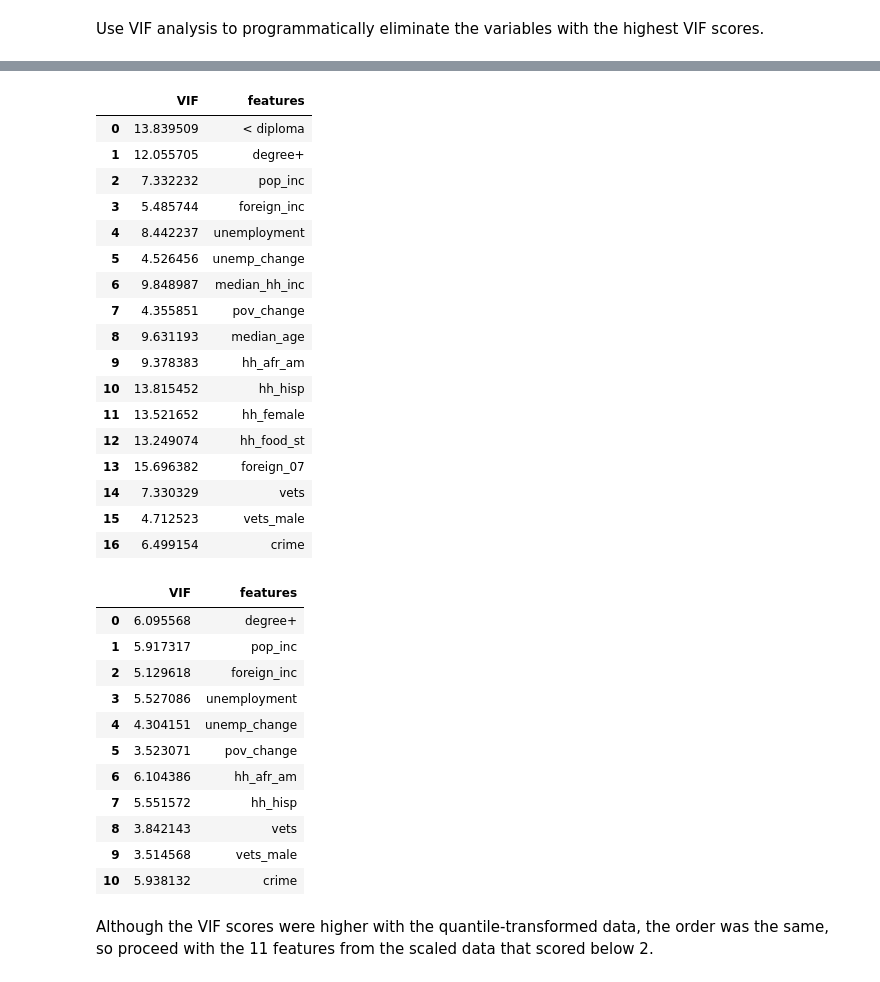
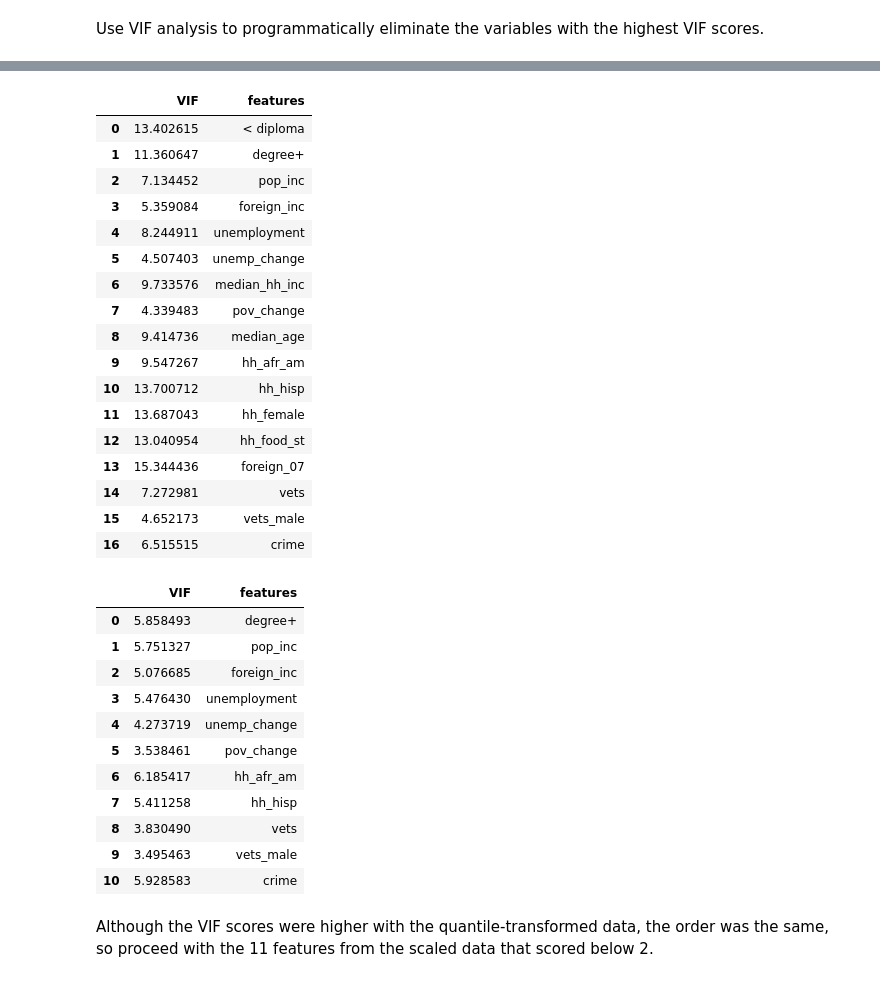
Before and after one commit to vincegiorno/drug_deaths, a Jupyter notebook: drug_deaths.ipynb, the cells around one changed output, grey strips where cells are left out. Drawn from its saved outputs; the diff is of its cells as text; code cells hidden in the pictures.

```diff
--- a/drug_deaths.ipynb
+++ b/drug_deaths.ipynb
@@ -357,29 +576,29 @@ vif
 # %%
 vif2 = pd.DataFrame()
-remove = ['urban_inf', 'numeric']
+remove = ['urban_inf', 'numeric', 'high_death_rate']
 features2 = q_train.drop(remove, axis=1)
 vif2["VIF"] = [variance_inflation_factor(features2.values, i) for i in range(features2.shape[1])]
 vif2["features"] = features2.columns
 vif2
 # %% [output]
 |  | VIF | features |
-| 0 | 13.839509 | < diploma |
-| 1 | 12.055705 | degree+ |
-| 2 | 7.332232 | pop_inc |
-| 3 | 5.485744 | foreign_inc |
-| 4 | 8.442237 | unemployment |
-| 5 | 4.526456 | unemp_change |
-| 6 | 9.848987 | median_hh_inc |
-| 7 | 4.355851 | pov_change |
-| 8 | 9.631193 | median_age |
-| 9 | 9.378383 | hh_afr_am |
-| 10 | 13.815452 | hh_hisp |
-| 11 | 13.521652 | hh_female |
-| 12 | 13.249074 | hh_food_st |
-| 13 | 15.696382 | foreign_07 |
-| 14 | 7.330329 | vets |
-| 15 | 4.712523 | vets_male |
-| 16 | 6.499154 | crime |
+| 0 | 13.402615 | < diploma |
+| 1 | 11.360647 | degree+ |
+| 2 | 7.134452 | pop_inc |
+| 3 | 5.359084 | foreign_inc |
+| 4 | 8.244911 | unemployment |
+| 5 | 4.507403 | unemp_change |
+| 6 | 9.733576 | median_hh_inc |
+| 7 | 4.339483 | pov_change |
+| 8 | 9.414736 | median_age |
+| 9 | 9.547267 | hh_afr_am |
+| 10 | 13.700712 | hh_hisp |
+| 11 | 13.687043 | hh_female |
+| 12 | 13.040954 | hh_food_st |
+| 13 | 15.344436 | foreign_07 |
+| 14 | 7.272981 | vets |
+| 15 | 4.652173 | vets_male |
+| 16 | 6.515515 | crime |
 # %%
 max_VIF = max(vif2['VIF'])
 while len(vif2) > 11:
@@ -394,17 +613,17 @@ q_features = list(features2.columns) + ['urban_inf']
 vif2
 # %% [output]
 |  | VIF | features |
-| 0 | 6.095568 | degree+ |
-| 1 | 5.917317 | pop_inc |
-| 2 | 5.129618 | foreign_inc |
-| 3 | 5.527086 | unemployment |
-| 4 | 4.304151 | unemp_change |
-| 5 | 3.523071 | pov_change |
-| 6 | 6.104386 | hh_afr_am |
-| 7 | 5.551572 | hh_hisp |
-| 8 | 3.842143 | vets |
-| 9 | 3.514568 | vets_male |
-| 10 | 5.938132 | crime |
+| 0 | 5.858493 | degree+ |
+| 1 | 5.751327 | pop_inc |
+| 2 | 5.076685 | foreign_inc |
+| 3 | 5.476430 | unemployment |
+| 4 | 4.273719 | unemp_change |
+| 5 | 3.538461 | pov_change |
+| 6 | 6.185417 | hh_afr_am |
+| 7 | 5.411258 | hh_hisp |
+| 8 | 3.830490 | vets |
+| 9 | 3.495463 | vets_male |
+| 10 | 5.928583 | crime |
 # %% [markdown]
 Although the VIF scores were higher with the quantile-transformed data, the order was the same, so proceed with the 11 features from the scaled data that scored below 2.
 # %% [markdown]
```
Also changed, not shown: parts of 67 cells of this notebook.
